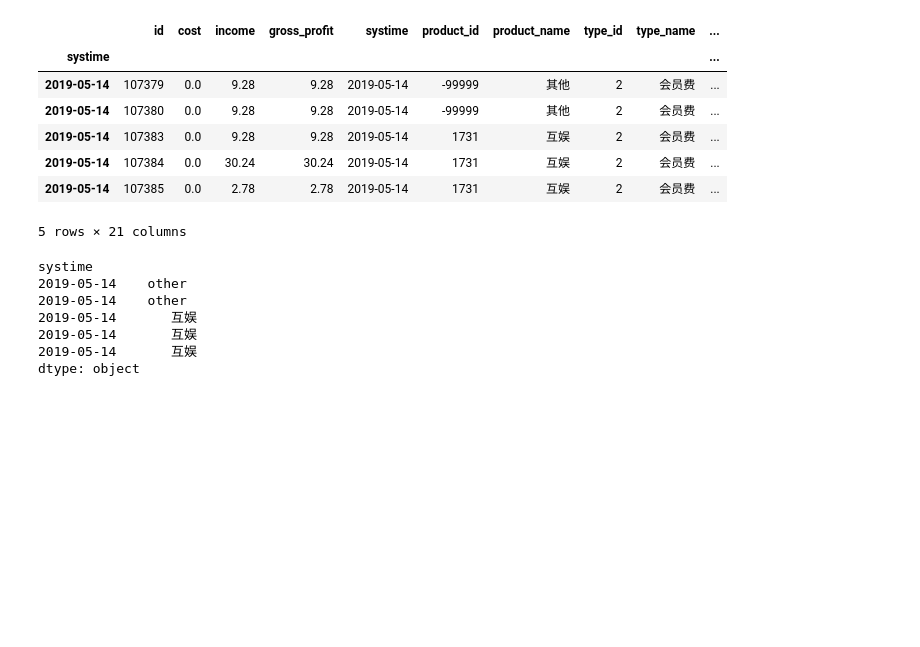
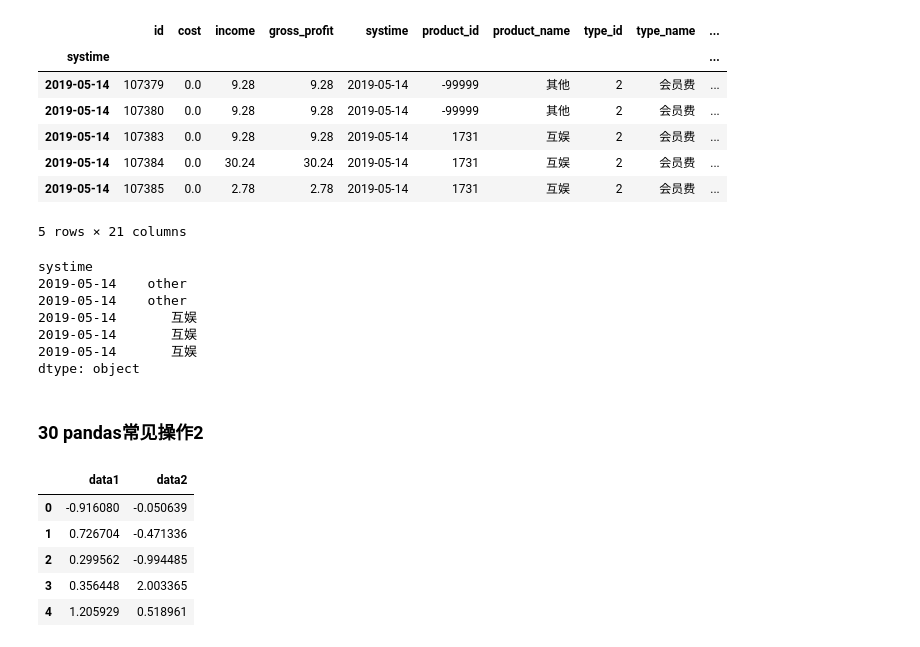
Before and after one commit to birdflyinhigh/ai-nlp, a Jupyter notebook: udemy_nlp_course/03_pandas工具包实践/13-pandas常见操作.ipynb, the cells around one changed output. Cells and saved outputs as stored; diff of their text form; code cells hidden in the pictures; blank space fills up the shorter version.

```diff
--- a/udemy_nlp_course/03_pandas工具包实践/13-pandas常见操作.ipynb
+++ b/udemy_nlp_course/03_pandas工具包实践/13-pandas常见操作.ipynb
@@ -146,3 +146,5 @@ systime
 2019-05-14       互娱
 2019-05-14       互娱
 dtype: object
+# %% [markdown]
+### 30 pandas常见操作2
@@ -148,0 +160,9 @@ dtype: object
+# %%
+df
+# %% [output]
+|  | data1 | data2 |
+| 0 | -0.916080 | -0.050639 |
+| 1 | 0.726704 | -0.471336 |
+| 2 | 0.299562 | -0.994485 |
+| 3 | 0.356448 | 2.003365 |
+| 4 | 1.205929 | 0.518961 |
```
Also changed, not shown: parts of 14 cells of this notebook.
